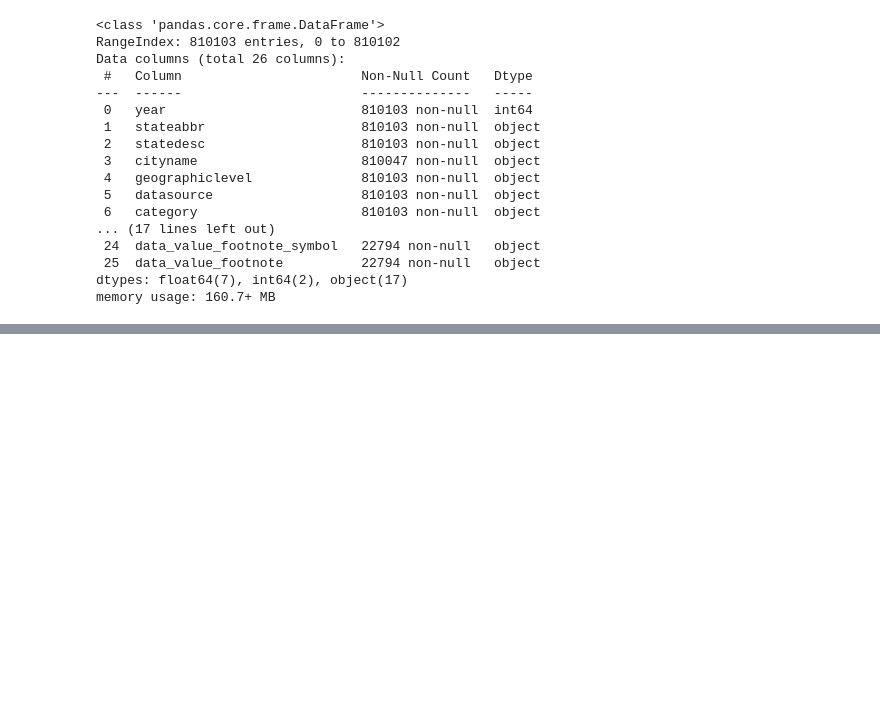
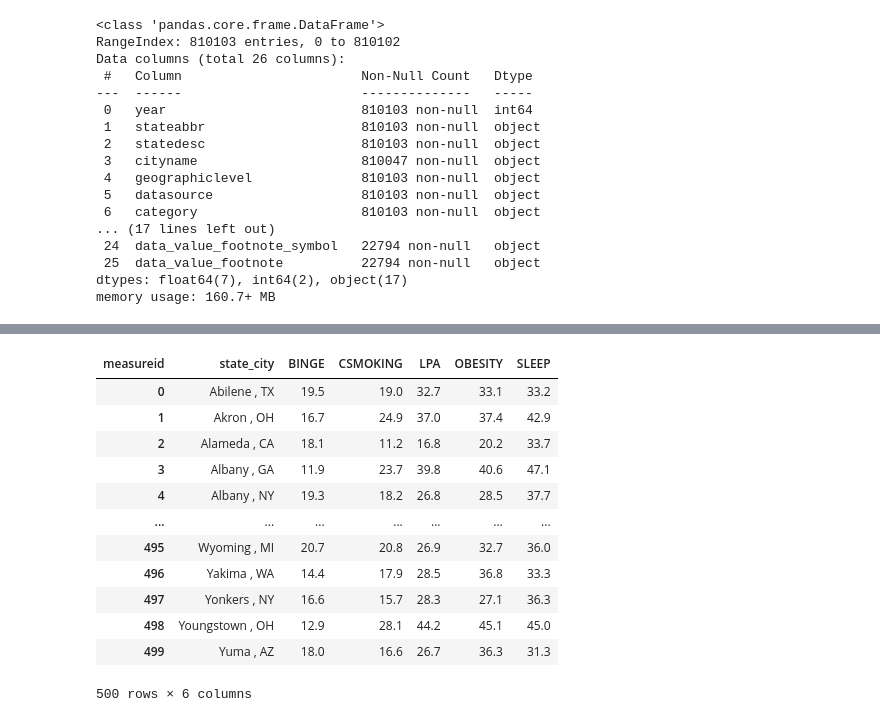
Before and after one commit to Sukanya012/predict-health-index, a Jupyter notebook: notebooks/sowmya/main_Sowmya.ipynb, the cells around one changed output, grey strips where cells are left out. Drawn from its saved outputs; the diff is of its cells as text; code cells hidden in the pictures; blank space fills up the shorter version.

```diff
--- a/notebooks/sowmya/main_Sowmya.ipynb
+++ b/notebooks/sowmya/main_Sowmya.ipynb
@@ -124,4 +115,0 @@ Int64Index([   13,  2378,  2564,  3195,  3255,  3446,  3483,  3551,  3589,
-# %%
-# Find all the Null Values - this is the overall data value for US and since we are predicting for 500 different cities we can drop these values
-delete_rows =chronicdata_df[chronicdata_df['stateabbr'] == 'US'].index # city
-chronicdata_df.drop(delete_rows, inplace= True)
@@ -301,0 +126,11 @@ plt.show()
+# %%
+# features - population and unhealthy behaviour , tgt - mean of health outcomes
+# get the data set for features.
+
+chronicdata_2= {}
+chronicdata_2= chronicdata_df[(chronicdata_df['geographiclevel']=="City" )]
+chronicdata_2 = chronicdata_2[(chronicdata_2["datavaluetypeid"] == "CrdPrv")]
+chronicdata_2 = chronicdata_2[chronicdata_2['category'] == 'Unhealthy Behaviors']
+chronicdata_2 = chronicdata_2.reset_index(drop= True)
+chronicdata_2 = chronicdata_2[['year','stateabbr','cityname','data_value','populationcount','measureid','cityfips']]
+chronicdata_2.info()
@@ -301,0 +152,6 @@ plt.show()
+# %%
+# concat state and city to get unique values for state and city
+# chronicdata_2['year_state_city'] =chronicdata_2['year'].astype(str)+','+chronicdata_2['cityname']+' , '+chronicdata_2['stateabbr']
+chronicdata_2['state_city'] =chronicdata_2['cityname']+' , '+chronicdata_2['stateabbr']
+
+chronicdata_2.head()
@@ -301,0 +192,17 @@ plt.show()
+# %%
+ cat_2 = cd_cat_unhealth.pivot(index= 'state_city',columns='measureid',values = 'data_value').reset_index()
+cat_2
+# %% [output]
+| measureid | state_city | BINGE | CSMOKING | LPA | OBESITY | SLEEP |
+| 0 | Abilene , TX | 19.5 | 19.0 | 32.7 | 33.1 | 33.2 |
+| 1 | Akron , OH | 16.7 | 24.9 | 37.0 | 37.4 | 42.9 |
+| 2 | Alameda , CA | 18.1 | 11.2 | 16.8 | 20.2 | 33.7 |
+| 3 | Albany , GA | 11.9 | 23.7 | 39.8 | 40.6 | 47.1 |
+| 4 | Albany , NY | 19.3 | 18.2 | 26.8 | 28.5 | 37.7 |
+| ... | ... | ... | ... | ... | ... | ... |
+| 495 | Wyoming , MI | 20.7 | 20.8 | 26.9 | 32.7 | 36.0 |
+| 496 | Yakima , WA | 14.4 | 17.9 | 28.5 | 36.8 | 33.3 |
+| 497 | Yonkers , NY | 16.6 | 15.7 | 28.3 | 27.1 | 36.3 |
+| 498 | Youngstown , OH | 12.9 | 28.1 | 44.2 | 45.1 | 45.0 |
+| 499 | Yuma , AZ | 18.0 | 16.6 | 26.7 | 36.3 | 31.3 |
+500 rows × 6 columns
```
Also changed, not shown: parts of 33 cells of this notebook.
